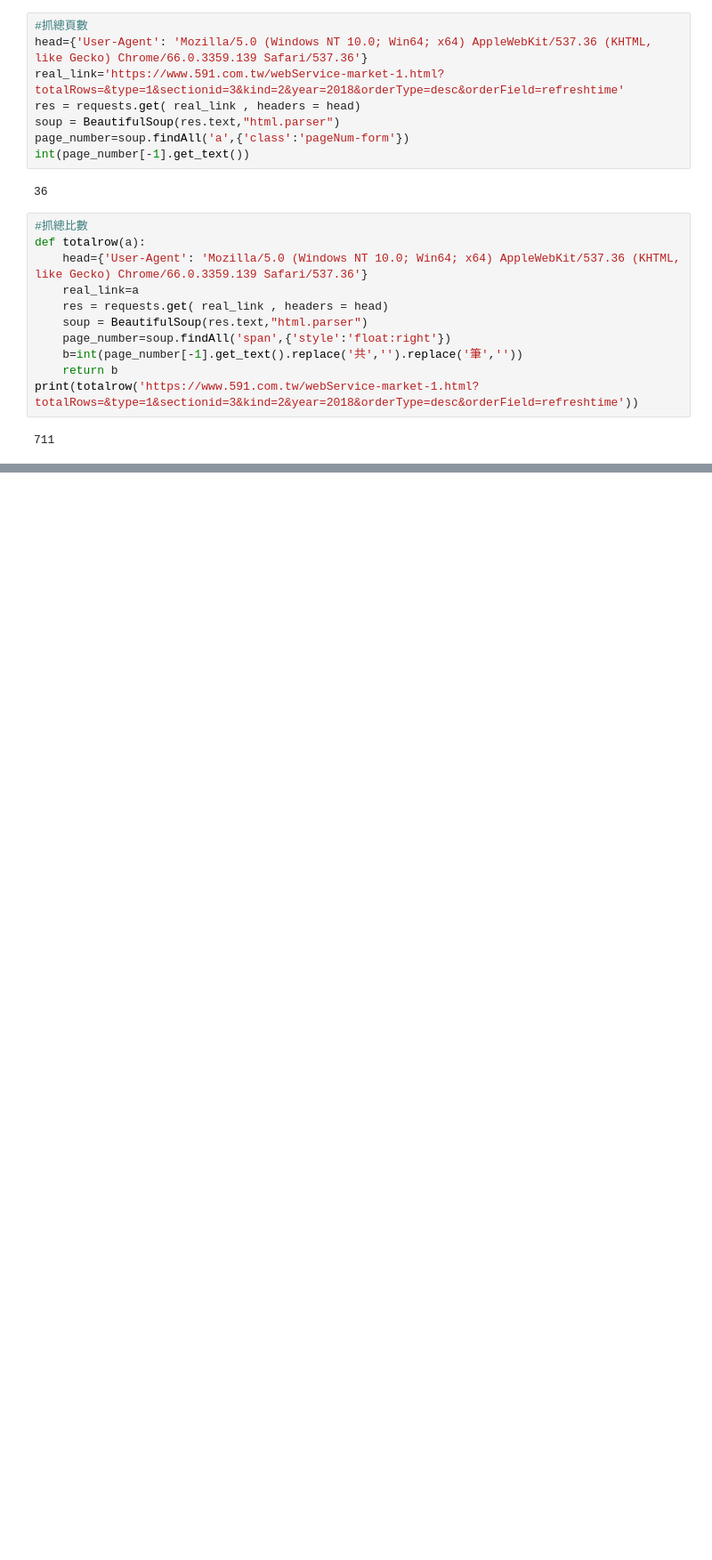
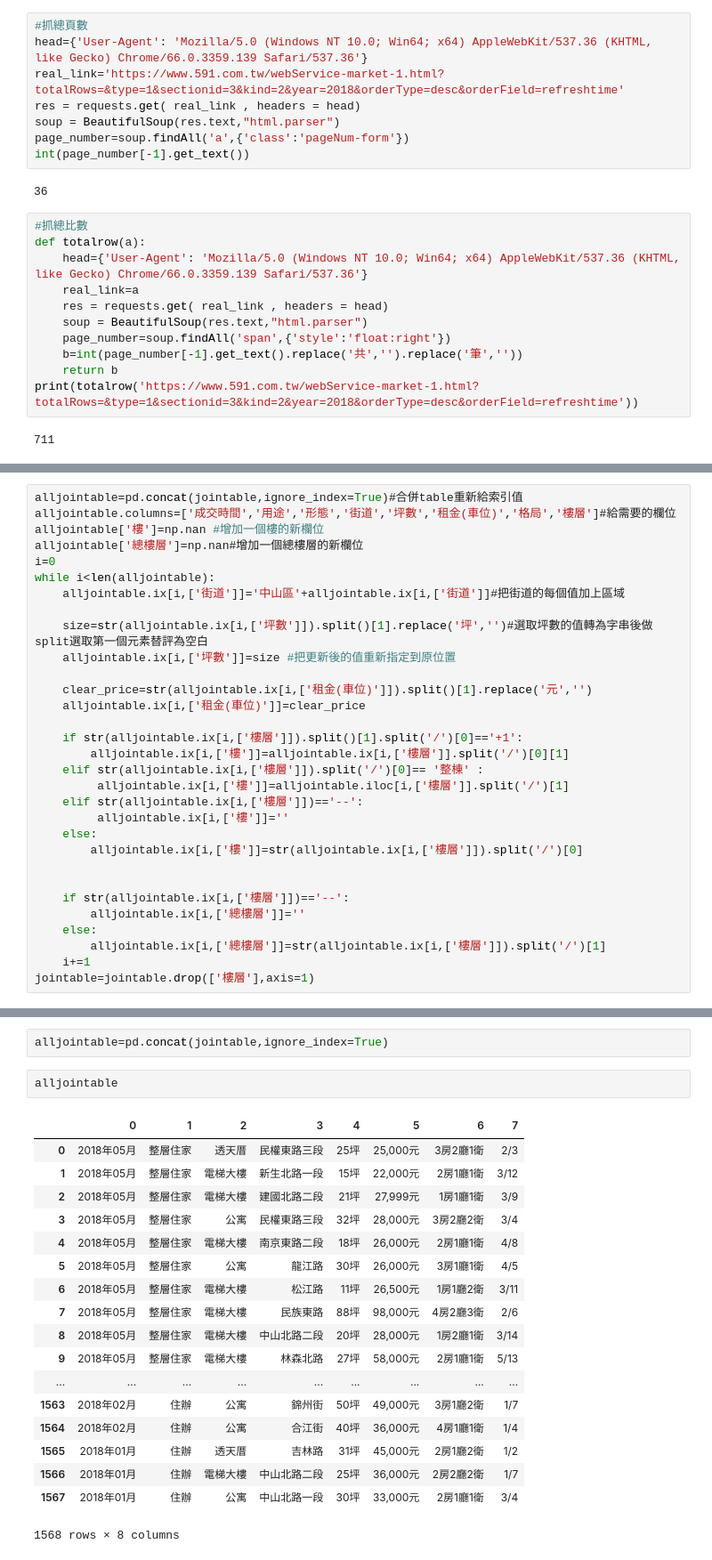
Before and after one commit to tonytommy4714/iii, a Jupyter notebook: 租屋爬蟲改.ipynb, the cells around one changed output, grey strips where cells are left out. Shown: that part at 89% size. Saved outputs shown, nothing was run; the diff lists cells and outputs as text; blank space fills up the shorter version.

```diff
--- a/租屋爬蟲改.ipynb
+++ b/租屋爬蟲改.ipynb
@@ -369,0 +444,31 @@ g
+# %%
+alljointable=pd.concat(jointable,ignore_index=True)#合併table重新給索引值
+alljointable.columns=['成交時間','用途','形態','街道','坪數','租金(車位)','格局','樓層']#給需要的欄位
+alljointable['樓']=np.nan #增加一個樓的新欄位
+alljointable['總樓層']=np.nan#增加一個總樓層的新欄位
+i=0
+while i<len(alljointable):
+    alljointable.ix[i,['街道']]='中山區'+alljointable.ix[i,['街道']]#把街道的每個值加上區域
+
+    size=str(alljointable.ix[i,['坪數']]).split()[1].replace('坪','')#選取坪數的值轉為字串後做split選取第一個元素替評為空白
+    alljointable.ix[i,['坪數']]=size #把更新後的值重新指定到原位置
+
+    clear_price=str(alljointable.ix[i,['租金(車位)']]).split()[1].replace('元','')
+    alljointable.ix[i,['租金(車位)']]=clear_price
+
+    if str(alljointable.ix[i,['樓層']]).split()[1].split('/')[0]=='+1':
+        alljointable.ix[i,['樓']]=alljointable.ix[i,['樓層']].split('/')[0][1]
+    elif str(alljointable.ix[i,['樓層']]).split('/')[0]== '整棟' :
+         alljointable.ix[i,['樓']]=alljointable.iloc[i,['樓層']].split('/')[1]
+    elif str(alljointable.ix[i,['樓層']])=='--':
+         alljointable.ix[i,['樓']]=''
+    else:
+        alljointable.ix[i,['樓']]=str(alljointable.ix[i,['樓層']]).split('/')[0]
+
+
+    if str(alljointable.ix[i,['樓層']])=='--':
+        alljointable.ix[i,['總樓層']]=''
+    else:
+        alljointable.ix[i,['總樓層']]=str(alljointable.ix[i,['樓層']]).split('/')[1]
+    i+=1
+jointable=jointable.drop(['樓層'],axis=1)
@@ -369,0 +494,23 @@ g
+# %%
+alljointable=pd.concat(jointable,ignore_index=True)
+# %%
+alljointable
+# %% [output]
+|  | 0 | 1 | 2 | 3 | 4 | 5 | 6 | 7 |
+| 0 | 2018年05月 | 整層住家 | 透天厝 | 民權東路三段 | 25坪 | 25,000元 | 3房2廳1衛 | 2/3 |
+| 1 | 2018年05月 | 整層住家 | 電梯大樓 | 新生北路一段 | 15坪 | 22,000元 | 2房1廳1衛 | 3/12 |
+| 2 | 2018年05月 | 整層住家 | 電梯大樓 | 建國北路二段 | 21坪 | 27,999元 | 1房1廳1衛 | 3/9 |
+| 3 | 2018年05月 | 整層住家 | 公寓 | 民權東路三段 | 32坪 | 28,000元 | 3房2廳2衛 | 3/4 |
+| 4 | 2018年05月 | 整層住家 | 電梯大樓 | 南京東路二段 | 18坪 | 26,000元 | 2房1廳1衛 | 4/8 |
+| 5 | 2018年05月 | 整層住家 | 公寓 | 龍江路 | 30坪 | 26,000元 | 3房1廳1衛 | 4/5 |
+| 6 | 2018年05月 | 整層住家 | 電梯大樓 | 松江路 | 11坪 | 26,500元 | 1房1廳2衛 | 3/11 |
+| 7 | 2018年05月 | 整層住家 | 電梯大樓 | 民族東路 | 88坪 | 98,000元 | 4房2廳3衛 | 2/6 |
+| 8 | 2018年05月 | 整層住家 | 電梯大樓 | 中山北路二段 | 20坪 | 28,000元 | 1房2廳1衛 | 3/14 |
+| 9 | 2018年05月 | 整層住家 | 電梯大樓 | 林森北路 | 27坪 | 58,000元 | 2房1廳1衛 | 5/13 |
+| ... | ... | ... | ... | ... | ... | ... | ... | ... |
+| 1563 | 2018年02月 | 住辦 | 公寓 | 錦州街 | 50坪 | 49,000元 | 3房1廳2衛 | 1/7 |
+| 1564 | 2018年02月 | 住辦 | 公寓 | 合江街 | 40坪 | 36,000元 | 4房1廳1衛 | 1/4 |
+| 1565 | 2018年01月 | 住辦 | 透天厝 | 吉林路 | 31坪 | 45,000元 | 2房1廳2衛 | 1/2 |
+| 1566 | 2018年01月 | 住辦 | 電梯大樓 | 中山北路二段 | 25坪 | 36,000元 | 2房2廳2衛 | 1/7 |
+| 1567 | 2018年01月 | 住辦 | 公寓 | 中山北路一段 | 30坪 | 33,000元 | 2房1廳1衛 | 3/4 |
+1568 rows × 8 columns
```
Also changed, not shown: parts of 23 cells of this notebook.
